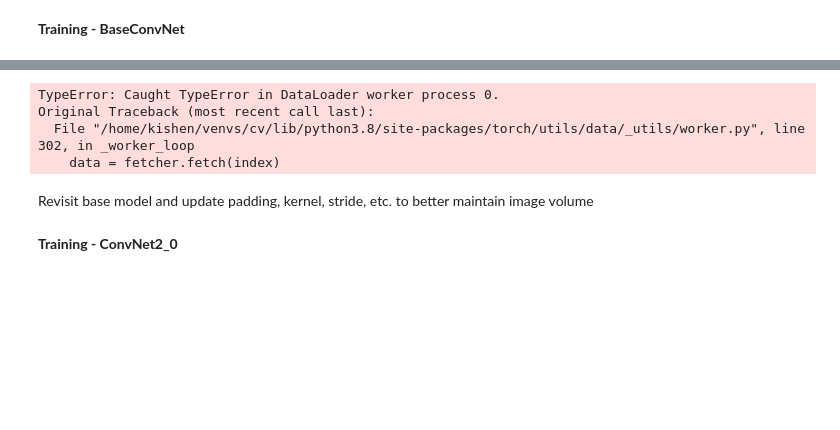
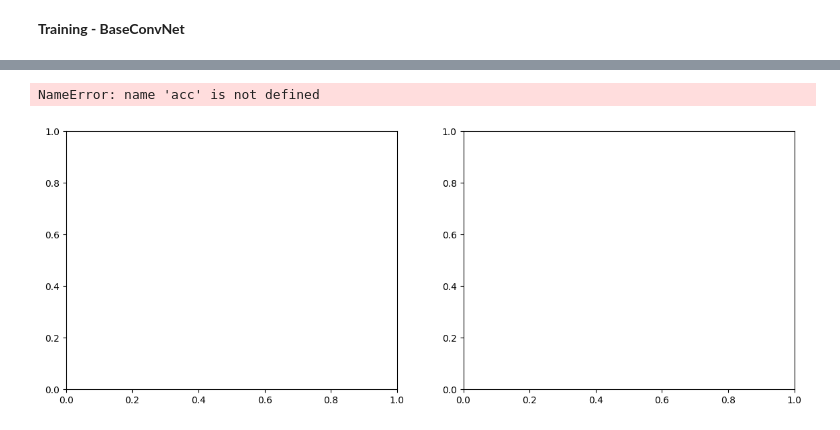
Before and after one commit to KishenSharma6/dogs_v_cats, a Jupyter notebook: notebooks/modeling.ipynb, the cells around one changed output, grey strips where cells are left out. Saved outputs shown, nothing was run; the diff lists cells and outputs as text; code cells hidden in the pictures; blank space fills up the shorter version.

```diff
--- a/notebooks/modeling.ipynb
+++ b/notebooks/modeling.ipynb
@@ -25,17 +25,17 @@ os.chdir(path)
 from src.dataset import ImageDataset
 
 #Calculated values for entire train/
-mean = torch.tensor([124.5223, 116.0458, 106.3238], dtype=torch.float64)
-std =  torch.tensor([58.5083, 57.3712, 57.4228], dtype=torch.float64)
+mean = torch.tensor([124.5185, 116.0429, 106.3195], dtype=torch.float64)
+std =  torch.tensor([58.0110, 56.8624, 56.9116], dtype=torch.float64)
 
 #Standardize and zero center data
 transformations = torch.nn.Sequential(
-        torchvision.transforms.Resize((112,112)),
+        torchvision.transforms.Resize((128,128)),
         torchvision.transforms.Normalize(mean= mean, std=std)
 
 )
 
 #Build training dataset
-training_data = ImageDataset(image_paths= "/home/kishen/documents/python_projects/dogs_v_cats/data/train/",
+training_data = ImageDataset(image_paths= path + "data/train/",
                             targets=labels,
                             augmentations=transformations)
@@ -55,7 +53,7 @@ training_data = ImageDataset(image_paths= "/home/kishen/documents/python_project
 #create dataloader for training data
 from torch.utils.data import DataLoader
 
-loader_params = {"batch_size": 16,
+loader_params = {"batch_size": 64,
                  "shuffle": True,
                  "num_workers": 16}
 
@@ -89,9 +148,15 @@ train_params = {
 # %%
-train(**train_params)
-#https://www.binarystudy.com/2022/04/how-to-normalize-image-dataset-inpytorch.html
+# loss, acc = train(**train_params)
+# #https://www.binarystudy.com/2022/04/how-to-normalize-image-dataset-inpytorch.html
-# %% [output]
-TypeError: Caught TypeError in DataLoader worker process 0.
-Original Traceback (most recent call last):
-  File "/home/kishen/venvs/cv/lib/python3.8/site-packages/torch/utils/data/_utils/worker.py", line 302, in _worker_loop
-    data = fetcher.fetch(index)
+# %%
+#plot loss and acc
+from src.models import plot_loss, plot_acc
+
+f, ax = plt.subplots(1, 2,figsize = (14,5))
+
+plot_acc(acc, ax[0])
+plot_loss(loss, ax[1])
+# %% [output]
+NameError: name 'acc' is not defined
+[figure, added]
 # %%
@@ -99,4 +163,0 @@ Original Traceback (most recent call last):
-# %% [markdown]
-Revisit base model and update padding, kernel, stride, etc. to better maintain image volume
-# %% [markdown]
-**Training - ConvNet2_0**
```
Also changed, not shown: parts of 9 cells of this notebook, 5 other files.
